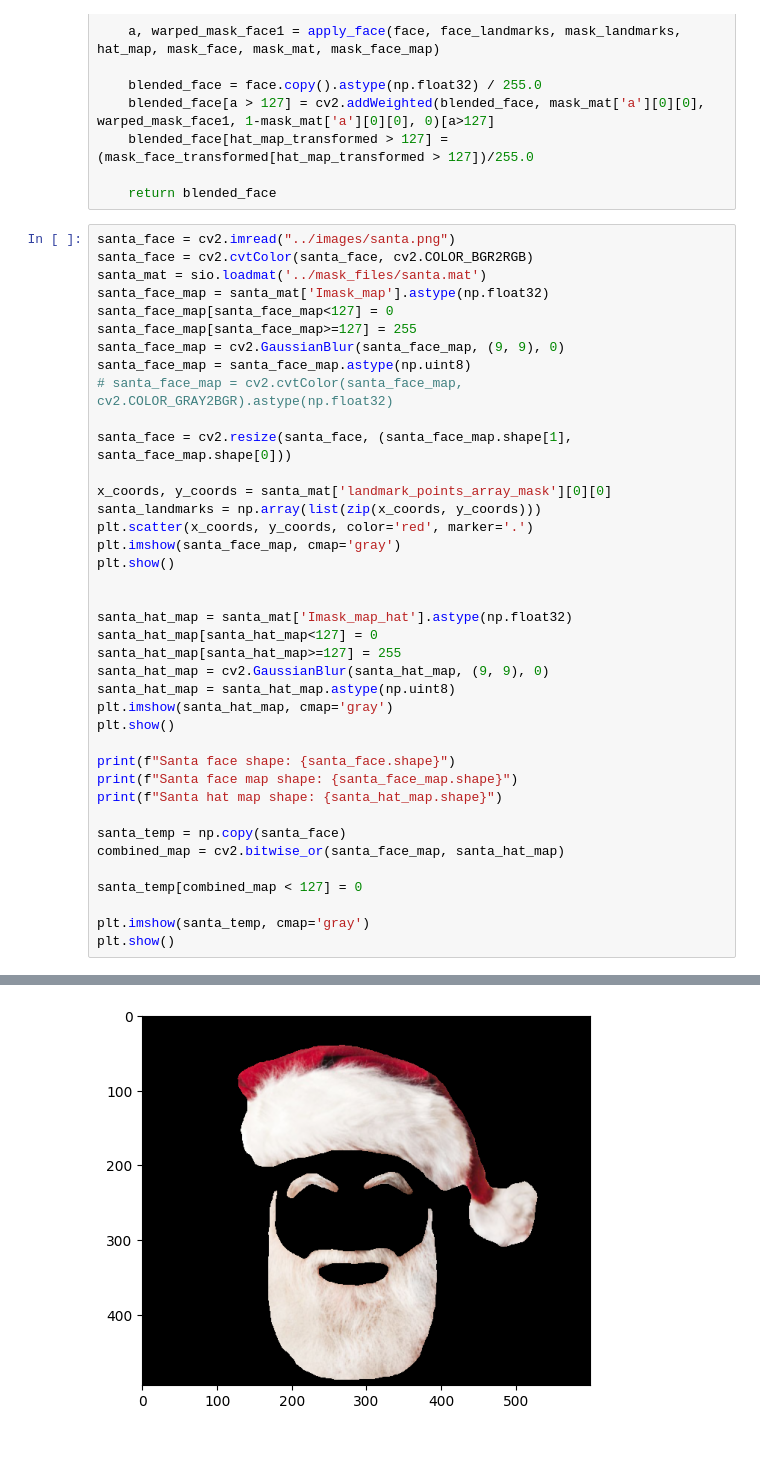
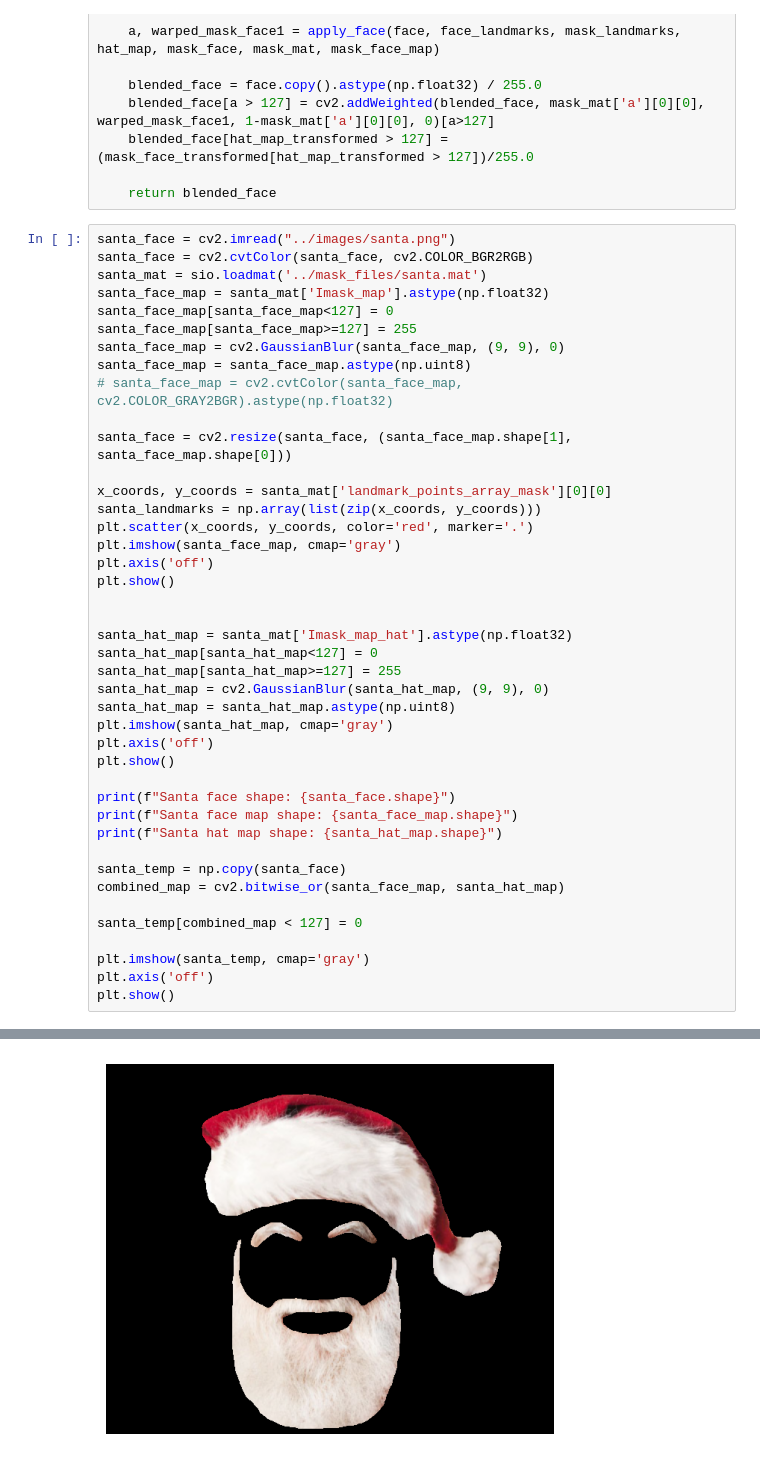
Before and after one commit to bhavberi/Face-Augmentation, a Jupyter notebook: src/main.ipynb, the cells around one changed output, grey strips where cells are left out. Drawn from its saved outputs; the diff is of its cells as text.

```diff
--- a/src/main.ipynb
+++ b/src/main.ipynb
@@ -489,6 +491,7 @@ x_coords, y_coords = santa_mat['landmark_points_array_mask'][0][0]
 santa_landmarks = np.array(list(zip(x_coords, y_coords)))
 plt.scatter(x_coords, y_coords, color='red', marker='.')
 plt.imshow(santa_face_map, cmap='gray')
+plt.axis('off')
 plt.show()
 
 
@@ -498,6 +501,7 @@ santa_hat_map[santa_hat_map>=127] = 255
 santa_hat_map = cv2.GaussianBlur(santa_hat_map, (9, 9), 0)
 santa_hat_map = santa_hat_map.astype(np.uint8)
 plt.imshow(santa_hat_map, cmap='gray')
+plt.axis('off')
 plt.show()
 
 print(f"Santa face shape: {santa_face.shape}")
@@ -510,5 +514,6 @@ combined_map = cv2.bitwise_or(santa_face_map, santa_hat_map)
 santa_temp[combined_map < 127] = 0
 
 plt.imshow(santa_temp, cmap='gray')
+plt.axis('off')
 plt.show()
 # %% [output]
@@ -517,7 +522,7 @@ plt.show()
 Santa face shape: (495, 600, 3)
 Santa face map shape: (495, 600)
 Santa hat map shape: (495, 600)
-[figure, old version]
+[figure, new version]
 # %%
 face = cv2.imread("../images/face.jpg")
 face = cv2.cvtColor(face, cv2.COLOR_BGR2RGB)
```
Also changed, not shown: parts of 8 cells of this notebook, 4 other files.
